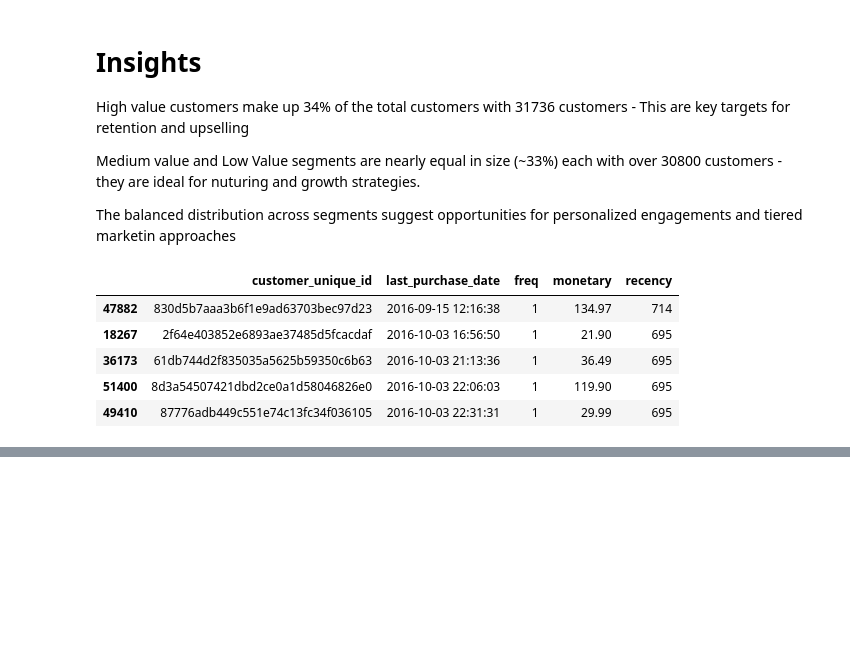
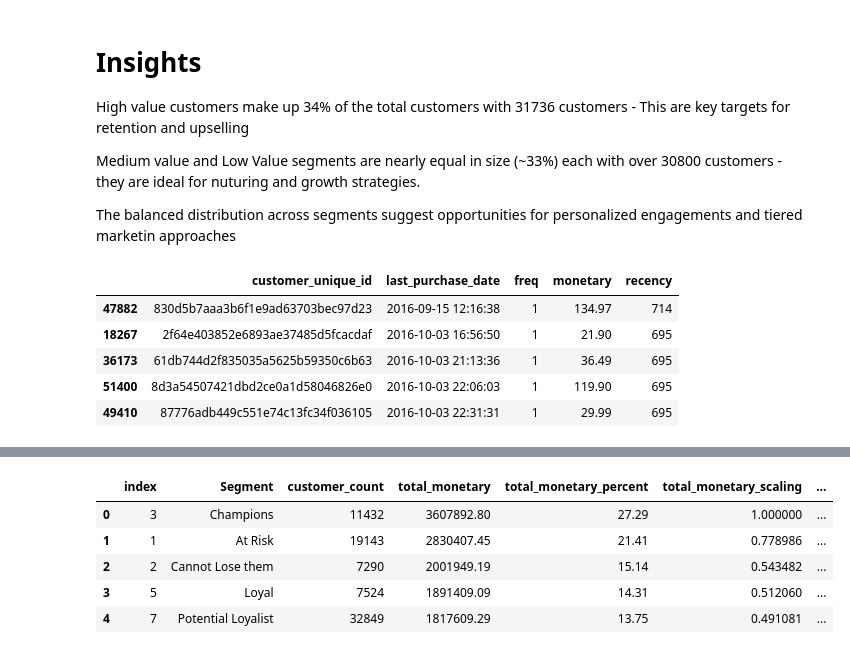
Before and after one commit to Cyrusz55/E_Commerce_Customer_Behavior_Analysis, a Jupyter notebook: book1.ipynb, the cells around one changed output, grey strips where cells are left out. Cells and saved outputs as stored; diff of their text form; code cells hidden in the pictures; blank space fills up the shorter version.

```diff
--- a/book1.ipynb
+++ b/book1.ipynb
@@ -831,0 +869,25 @@ display(df_rfm.head())
+# %%
+# lets aggregate RFM data by customer segment
+data_rfm_summary = (
+    df_rfm
+    .groupby("Segment")
+    .agg(
+        customer_count = ("Segment", "count"),
+        total_monetary = ("monetary", "sum")
+    )
+    .reset_index()
+)
+
+total_monetary_all = data_rfm_summary["total_monetary"].sum()
+
+# percentage contribution of each segment to total monetary value
+data_rfm_summary["total_monetary_percent"] = round(
+    (data_rfm_summary["total_monetary"] / total_monetary_all) * 100, 2
+)
+
+# scale the total monetary values to range [0, 1] using the previously defined scaling function
+data_rfm_summary["total_monetary_scaling"] = data_rfm_summary["total_monetary"].apply(
+    lambda x: scaling(x, data_rfm_summary, "total_monetary")
+)
+
+display(data_rfm_summary.head())
@@ -831,0 +1027,13 @@ display(df_rfm.head())
+# %%
+data_rfm_summary = data_rfm_summary.sort_values(by="total_monetary", ascending=False).reset_index()
+
+# calculate cumulative percentage
+data_rfm_summary['Cumulative_%'] = data_rfm_summary["total_monetary"].cumsum() / data_rfm_summary["total_monetary"].sum() * 100
+display(data_rfm_summary.head())
+# %% [output]
+|  | index | Segment | customer_count | total_monetary | total_monetary_percent | total_monetary_scaling | ... |
+| 0 | 3 | Champions | 11432 | 3607892.80 | 27.29 | 1.000000 | ... |
+| 1 | 1 | At Risk | 19143 | 2830407.45 | 21.41 | 0.778986 | ... |
+| 2 | 2 | Cannot Lose them | 7290 | 2001949.19 | 15.14 | 0.543482 | ... |
+| 3 | 5 | Loyal | 7524 | 1891409.09 | 14.31 | 0.512060 | ... |
+| 4 | 7 | Potential Loyalist | 32849 | 1817609.29 | 13.75 | 0.491081 | ... |
```
Also changed, not shown: parts of 16 cells of this notebook, 8 other files.
